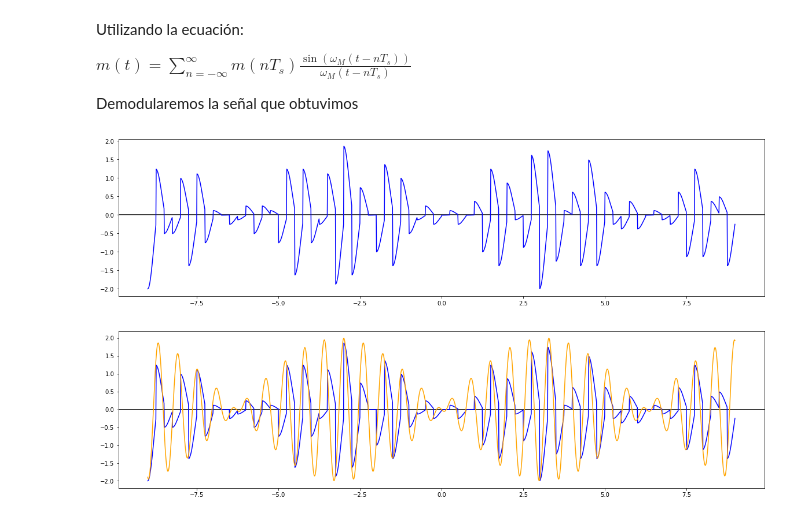
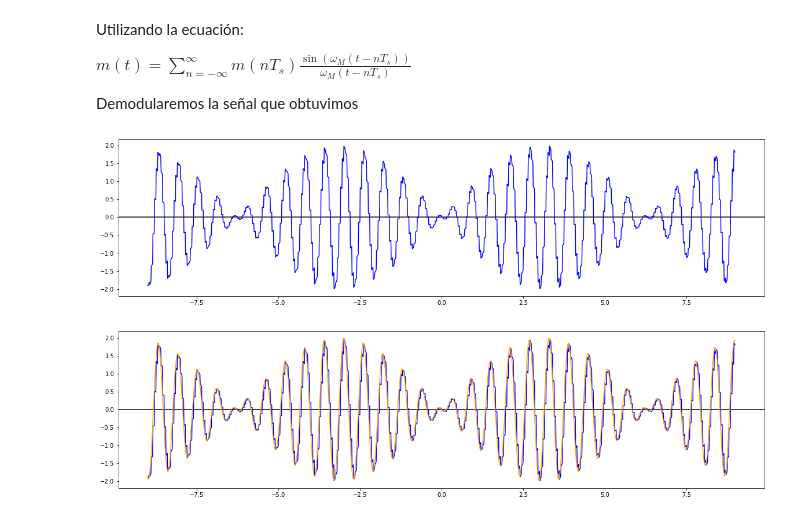
Before and after one commit to dasilvaca/T-Info, a Jupyter notebook: Lab 1B.ipynb, the cells around one changed output. Drawn from its saved outputs; the diff is of its cells as text; code cells hidden in the pictures.

```diff
--- a/Lab 1B.ipynb
+++ b/Lab 1B.ipynb
@@ -150,7 +152,7 @@ Vamos a utilizar la cuantización uniforme. Para ello definiremos un $\Delta = \
 # %%
 h_arr = h
 max_amplitude = max(map(abs, h_arr))
-L = 32
+L = 256
 Delta = (2 * max_amplitude) / L
 print(Delta)
 # %% [output]
@@ -175,7 +177,7 @@ Ahora podemos gráficar nuestra señal cuantizada
 plt.figure(figsize=(20,5))
 plt.axhline(y=0, color='black', linewidth= 0.5)
 for i in range( -samples_amount //2, (samples_amount //2) + 1):
-    quant_height = (h_function(i * samples_periods) / Delta)//1
+    quant_height = np.floor((h_function(i * samples_periods) / Delta))
     # print(quant_height * Delta)
     if (i == 0):
         plt.bar(i * samples_periods, h_function(i * samples_periods), width=samples_periods, color='orange', label='Ideal Samples')
@@ -209,9 +211,9 @@ Vamos a realizar una porción del método de cuantización para realizar la codi
 codification_values = []
 codification_codes = []
 for i in range( -samples_amount //2, (samples_amount //2) + 1):
-    quant_height = int((((h_function(i * samples_periods)) + 2) / Delta)//1) # +2 to avoid negative values. Remember, 2 is the maximum absolute value of the signal.
+    quant_height = int(np.floor((((h_function(i * samples_periods)) + 2) / Delta))) # +2 to avoid negative values. Remember, 2 is the maximum absolute value of the signal.
     codification_values.append(quant_height) # keeps the quantization values as ints
     codification_codes.append(np.binary_repr(quant_height)) # keep as strings the values of the codification in binary representation
     print(int(codification_codes[i + samples_amount //2], 2), codification_codes[i + samples_amount //2], ', ', end='')
-# print(len(codification_codes))
+print(len(codification_codes))
 # %% [output]
@@ -321,7 +323,7 @@ def manchester(codification_code, pulse_length):
             manchester_values.append(1)
     return manchester_values
 
-pulse_length = 5
+pulse_length = n
 pulse = list(range(pulse_length + 1))
 twice_pulse = []
 for i in range((pulse_length + 1) * 2):
@@ -366,32 +368,42 @@ def distance(a, b):
 h_demodulated = []
 
 m_i = 0
 n = int(-(samples_amount //2))
+k = 0
 
 for t in x:
 
     if (distance(n * samples_periods, t) >=  samples_periods):
         n+= 1
     i = n + (samples_amount // 2)
     nTs = n * samples_periods
     discret_m = (int(codification_codes[i], 2) * Delta) - 2
     if (t - nTs == 0):
         m_i = (discret_m )
     else:
         m_i = (discret_m * (np.sin(11 * (t - nTs))/(11 * (t-nTs))))
     h_demodulated.append(m_i)
 
+# for t in x:
+#     if (k == len(x) - 1):
+#         break
+#     discret_m = (int(codification_codes[k], 2) * Delta) - 2
+#     k+=1
+#     print(k)
+#     m_i += (discret_m * (np.sin(11 * (t))/(11 * (t))))
+#     h_demodulated.append(m_i)
+
 
 plt.figure(figsize=(20, 5))
 plt.axhline(0, color='black')
 plt.plot(x, h_demodulated, label='Demodulated signal', color='blue')
 plt.show()
 
 plt.figure(figsize=(20, 5))
 plt.axhline(0, color='black')
 plt.plot(x, h_demodulated, label='Demodulated signal', color='blue')
 plt.plot(x, h, label='Original signal', color='orange')
 plt.show()
 # %% [output]
-[figure, old version]
+[figure, new version]
-[figure, old version]
+[figure, new version]
```
Also changed, not shown: parts of 10 cells of this notebook, 1 other file.
